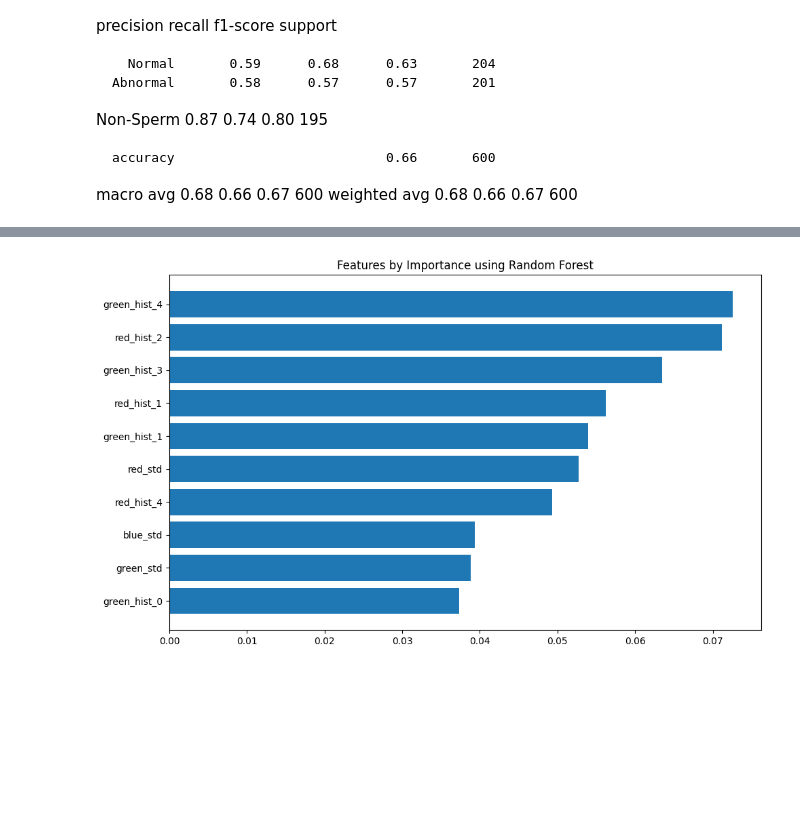
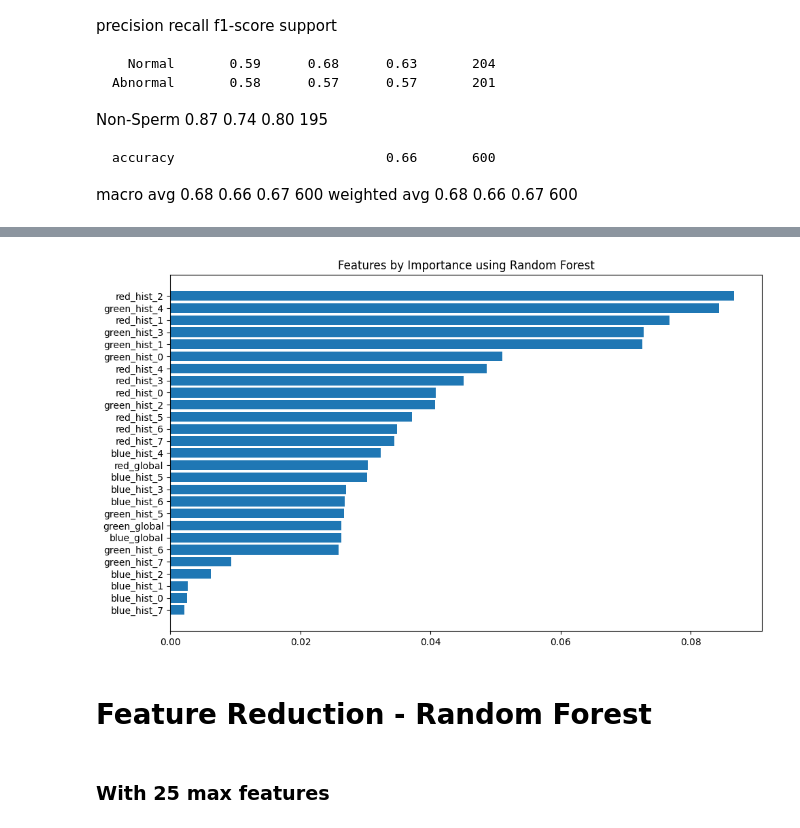
Before and after one commit to aadityane93/Is_it_a_Sperm, a Jupyter notebook: Extraction.ipynb, the cells around one changed output, grey strips where cells are left out. Cells and saved outputs as stored; diff of their text form; code cells hidden in the pictures; blank space fills up the shorter version.

Commit message:
feature reduction

```diff
--- a/Extraction.ipynb
+++ b/Extraction.ipynb
@@ -571,12 +571,16 @@ NameError: name 'plot_results' is not defined
 # %%
 # 8. Feature Importance Analysis
 plt.figure(figsize=(10, 6))
 importances = rf.best_estimator_.feature_importances_
-sorted_idx = np.argsort(importances)[-10:]  # Top 10 features
+sorted_idx = np.argsort(importances)  # Top 10 features
 plt.barh(range(len(sorted_idx)), importances[sorted_idx], align='center')
 plt.yticks(range(len(sorted_idx)), np.array(X.columns)[sorted_idx])
 plt.title("Features by Importance using Random Forest")
 plt.tight_layout()
 plt.show()
 # %% [output]
-[figure, old version]
+[figure, new version]
+# %% [markdown]
+# Feature Reduction - Random Forest
+# %% [markdown]
+### With 25 max features
```
Also changed, not shown: parts of 33 cells of this notebook, 2 other files.
